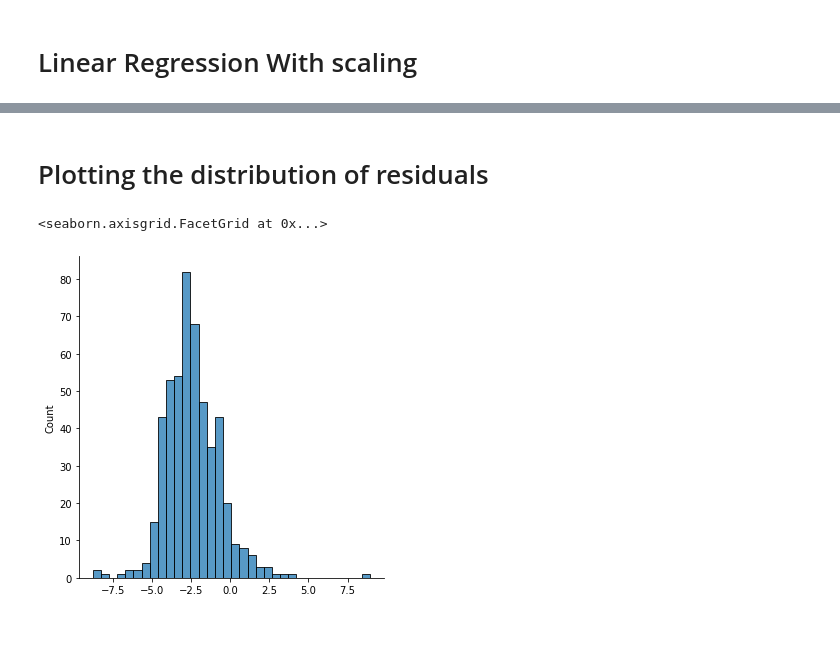
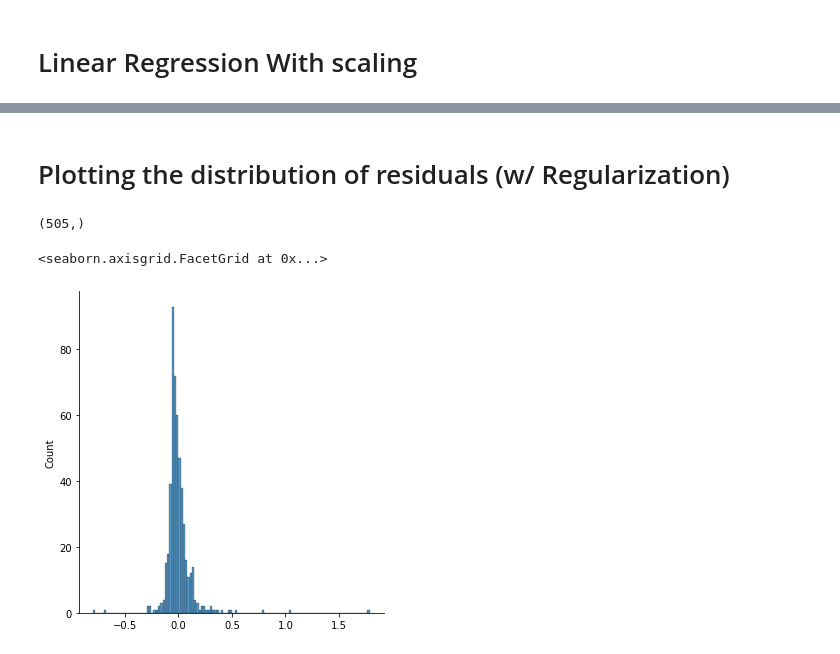
Before and after one commit to morkovka1337/multidimensional_data_processing, a Jupyter notebook: task2.ipynb, the cells around one changed output, grey strips where cells are left out. Drawn from its saved outputs; the diff is of its cells as text; code cells hidden in the pictures.

Commit message:
add regularization

```diff
--- a/task2.ipynb
+++ b/task2.ipynb
@@ -282,0 +303,37 @@ Determination coefficient =  0.9889328423430438
+# %%
+# Highlight predictors
+X = subdataset[[ 'Dividend Yield', '52 Week Low', '52 Week High', 'Earnings/Share', 'Market Cap']]
+# Allocate the target variable
+y = data[['Price']]
+# Division into training and test samples
+X_train, X_test, y_train, y_test = train_test_split(
+    X, y, test_size=0.33, random_state=42)
+
+x = []
+for i in range(len(y_test)):
+    x.append(i)
+# Create a linear regression model
+lasso = Lasso(alpha=0.1)
+# Train a linear regression model
+scaler = StandardScaler()
+X_train = pd.DataFrame(scaler.fit_transform(X_train))
+y_train = pd.DataFrame(scaler.fit_transform(y_train))
+X_test = pd.DataFrame(scaler.fit_transform(X_test))
+y_test = pd.DataFrame(scaler.fit_transform(y_test))
+lasso.fit(X_train, y_train)
+# Forecast on a test sample
+y_pred = np.expand_dims(lasso.predict(X_test), 1)
+params = np.append(lasso.intercept_, lasso.coef_)
+print('model parameters:')
+print('model weights:', lasso.coef_)
+print('model bias:', lasso.intercept_)
+
+
+# Calculation of model metrics
+mae = mean_absolute_error(y_test, y_pred)
+mse = mean_squared_error(y_test, y_pred)
+print('Mean absolute error = ', mae)
+print('Mean squared error = ', mse)
+mape = mean_absolute_percentage_error(y_test, y_pred)
+print('Mean absolute percentage error = ', mape.squeeze())
+print('Determination coefficient = ', lasso.score(X_test, y_test))
@@ -283,17 +348,19 @@ Determination coefficient =  0.9889328423430438
 # %% [markdown]
-# Plotting the distribution of residuals
+# Plotting the distribution of residuals (w/ Regularization)
 # %%
 
-scaler = StandardScaler()
+
 X = subdataset[[ 'Dividend Yield', '52 Week Low', '52 Week High', 'Earnings/Share', 'Market Cap']]
 y = data[['Price']]
 X = pd.DataFrame(scaler.fit_transform(X))
-y_pred_all = np.array(reg.predict(X))
+y_pred_all = np.expand_dims(lasso.predict(X), 1)
 y = pd.DataFrame(scaler.fit_transform(y))
 y1 = np.array(y)
 y2 = np.array(y_pred_all)
+print(y1[:,0].shape)
 y_diff = y1[:,0] - y2[:,0]
 sns.displot(y_diff, kde=False)
 # %% [output]
-<seaborn.axisgrid.FacetGrid at 0x...>
+(505,)
+<seaborn.axisgrid.FacetGrid at 0x...>
-[figure, old version]
+[figure, new version]
```
Also changed, not shown: parts of 7 cells of this notebook.
